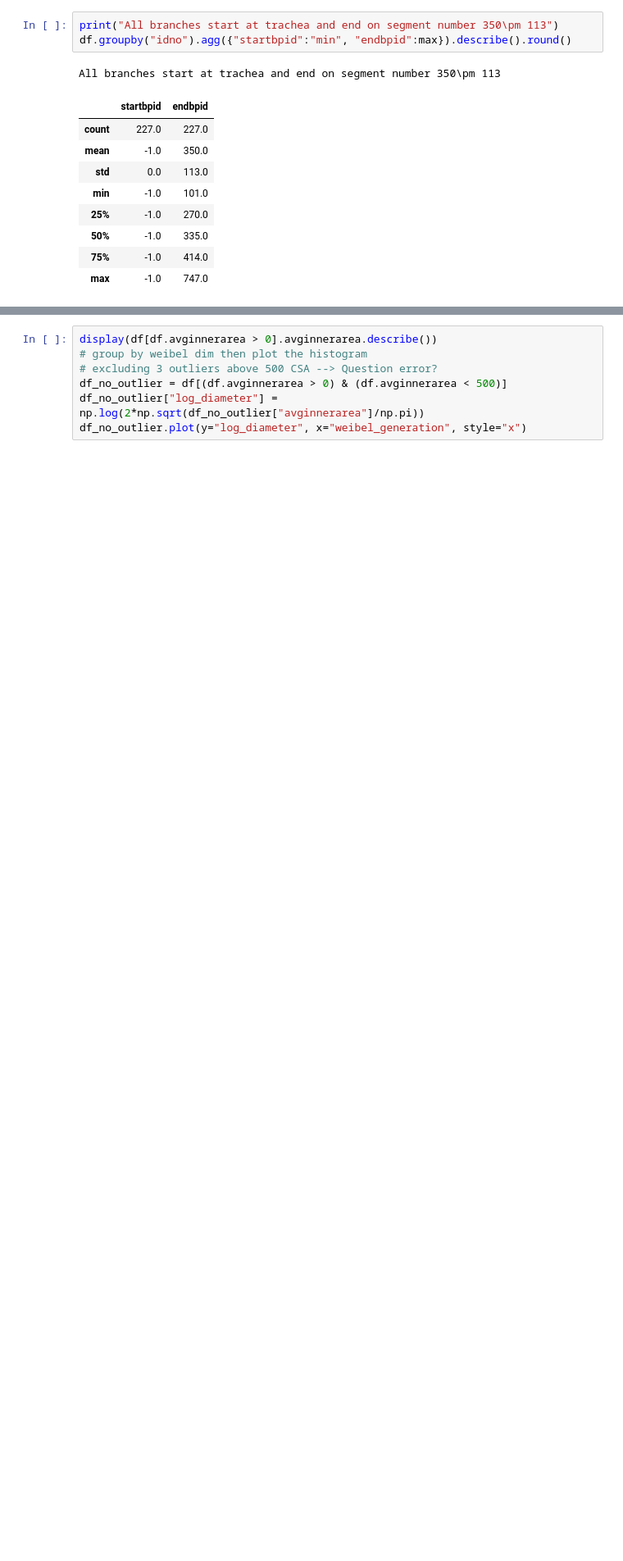
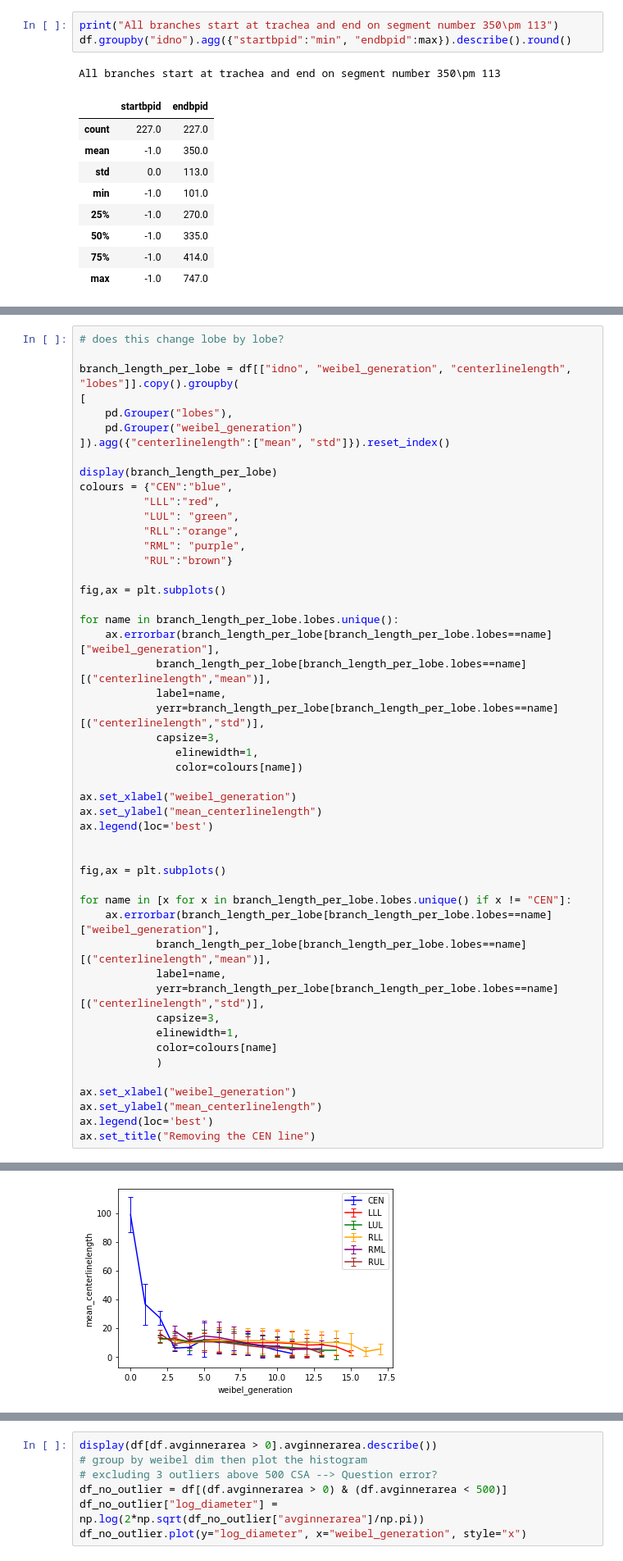
Before and after one commit to s-n-naik/airway_exploration, a Jupyter notebook: test.ipynb, the cells around one changed output, grey strips where cells are left out. Shown at 82% size. Drawn from its saved outputs; the diff is of its cells as text; blank space fills up the shorter version.

```diff
--- a/test.ipynb
+++ b/test.ipynb
@@ -254,0 +384,50 @@ All branches start at trachea and end on segment number 350\pm 113
+# %%
+# does this change lobe by lobe?
+
+branch_length_per_lobe = df[["idno", "weibel_generation", "centerlinelength", "lobes"]].copy().groupby(
+[
+    pd.Grouper("lobes"),
+    pd.Grouper("weibel_generation")
+]).agg({"centerlinelength":["mean", "std"]}).reset_index()
+
+display(branch_length_per_lobe)
+colours = {"CEN":"blue",
+          "LLL":"red",
+          "LUL": "green",
+          "RLL":"orange",
+          "RML": "purple",
+          "RUL":"brown"}
+
+fig,ax = plt.subplots()
+
+for name in branch_length_per_lobe.lobes.unique():
+    ax.errorbar(branch_length_per_lobe[branch_length_per_lobe.lobes==name]["weibel_generation"],
+            branch_length_per_lobe[branch_length_per_lobe.lobes==name][("centerlinelength","mean")],
+            label=name,
+            yerr=branch_length_per_lobe[branch_length_per_lobe.lobes==name][("centerlinelength","std")],
+            capsize=3,
+               elinewidth=1,
+               color=colours[name])
+
+ax.set_xlabel("weibel_generation")
+ax.set_ylabel("mean_centerlinelength")
+ax.legend(loc='best')
+
+
+fig,ax = plt.subplots()
+
+for name in [x for x in branch_length_per_lobe.lobes.unique() if x != "CEN"]:
+    ax.errorbar(branch_length_per_lobe[branch_length_per_lobe.lobes==name]["weibel_generation"],
+            branch_length_per_lobe[branch_length_per_lobe.lobes==name][("centerlinelength","mean")],
+            label=name,
+            yerr=branch_length_per_lobe[branch_length_per_lobe.lobes==name][("centerlinelength","std")],
+            capsize=3,
+            elinewidth=1,
+            color=colours[name]
+            )
+
+ax.set_xlabel("weibel_generation")
+ax.set_ylabel("mean_centerlinelength")
+ax.legend(loc='best')
+ax.set_title("Removing the CEN line")
+# %% [output]
@@ -254,0 +449 @@ All branches start at trachea and end on segment number 350\pm 113
+[figure, added]
```
Also changed, not shown: parts of 11 cells of this notebook.
